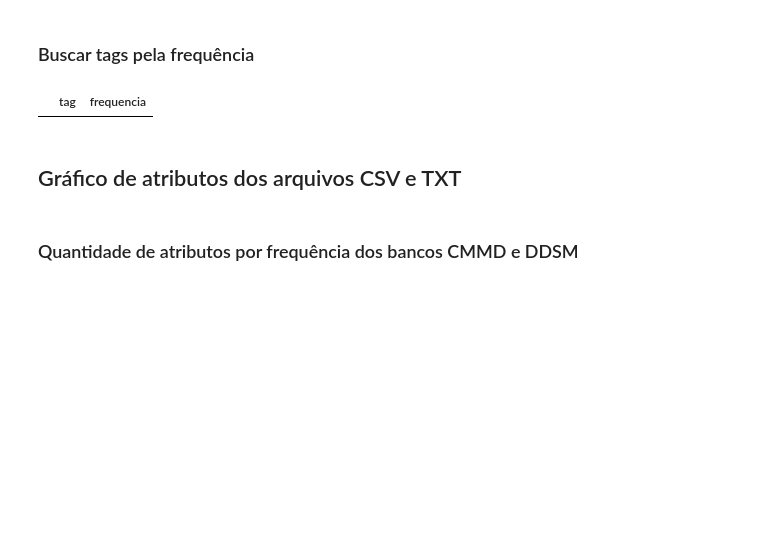
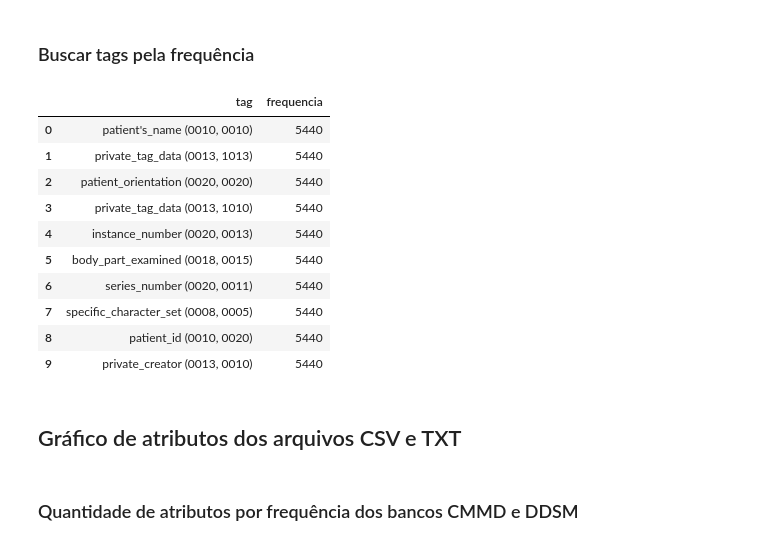
Before and after one commit to matheusssilva991/Radiomica, a Jupyter notebook: src/catalogar_imagens/visualizar_dicionario_mamografia.ipynb, the cells around one changed output. Cells and saved outputs as stored; diff of their text form; code cells hidden in the pictures; blank space fills up the shorter version.

```diff
--- a/src/catalogar_imagens/visualizar_dicionario_mamografia.ipynb
+++ b/src/catalogar_imagens/visualizar_dicionario_mamografia.ipynb
@@ -47,17 +54,20 @@ def create_bar(full, cmmd, ddsm, label):
 full_dictionary = load_json("full_dictionary_header", "../../metadata/dictionary_tags_header")
 ddsm_dictionary = load_json("dictionary_header_DDSM", "../../metadata/dictionary_tags_header")
 cmmd_dictionary = load_json("dictionary_header_CMMD", "../../metadata/dictionary_tags_header")
+inbreast_dictionary = load_json("dictionary_header_INBREAST", "../../metadata/dictionary_tags_header")
 mias_dictionary = load_json("dictionary_header_MIAS", "../../metadata/dictionary_tags_header")
 
 df_cmmd = create_df(cmmd_dictionary, 'tag')
 df_ddsm = create_df(ddsm_dictionary, 'tag')
+df_inbreast = create_df(inbreast_dictionary, 'tag')
 df_mias = create_df(mias_dictionary, 'tag')
 df_full = create_df(full_dictionary, 'tag')
 
 full = df_full.groupby("frequencia", as_index=False).count()
 ddsm = df_ddsm.groupby("frequencia", as_index=False).count()
 cmmd = df_cmmd.groupby("frequencia", as_index=False).count()
+inbreast = df_inbreast.groupby("frequencia", as_index=False).count()
 mias = df_mias.groupby("frequencia", as_index=False).count()
 
-create_bar(full, cmmd, ddsm, 'tag')
+create_bar(full, cmmd, ddsm, inbreast, 'tag')
 # %% [output]
@@ -80,14 +90,25 @@ plt.show()
 ### Buscar tags pela frequência
 # %%
 """---Opcões de parâmetros para função buscar_tags---
-    Dataframe: df_full - Frequencias possíveis: [0, 1872, 3568, 5115, 5440, 5770]
+    Dataframe: df_full - Frequencias possíveis: [0, 1872, 3568, 3978, 5115, 5440, 5850]
     Dataframe: df_cmmd - Frequencias possíveis: [0, 1872]
     Dataframe: df_ddsm - Frequencias possíveis: [0, 3243, 3568]
+    DataFrame: df_inbreast - Frequencias possíveis: [0, 410]
     Dataframe: df_mias - Frequencias possíveis: [330]
 """
-buscar_tags(df_full, 5770)
+buscar_tags(df_full, 5440)
 # %% [output]
 |  | tag | frequencia |
+| 0 | patient's_name (0010, 0010) | 5440 |
+| 1 | private_tag_data (0013, 1013) | 5440 |
+| 2 | patient_orientation (0020, 0020) | 5440 |
+| 3 | private_tag_data (0013, 1010) | 5440 |
+| 4 | instance_number (0020, 0013) | 5440 |
+| 5 | body_part_examined (0018, 0015) | 5440 |
+| 6 | series_number (0020, 0011) | 5440 |
+| 7 | specific_character_set (0008, 0005) | 5440 |
+| 8 | patient_id (0010, 0020) | 5440 |
+| 9 | private_creator (0013, 0010) | 5440 |
 # %% [markdown]
 ## Gráfico de atributos dos arquivos CSV e TXT
 # %% [markdown]
```
Also changed, not shown: parts of 9 cells of this notebook, 16 other files.
